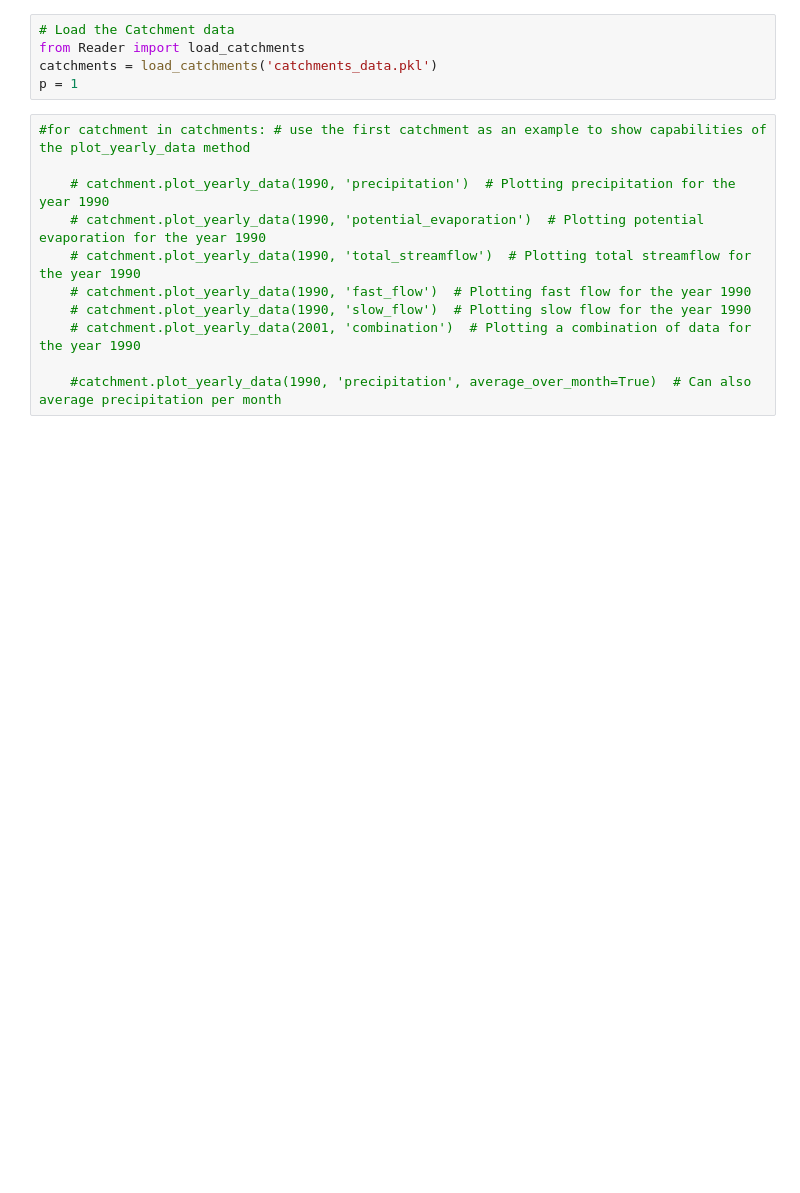
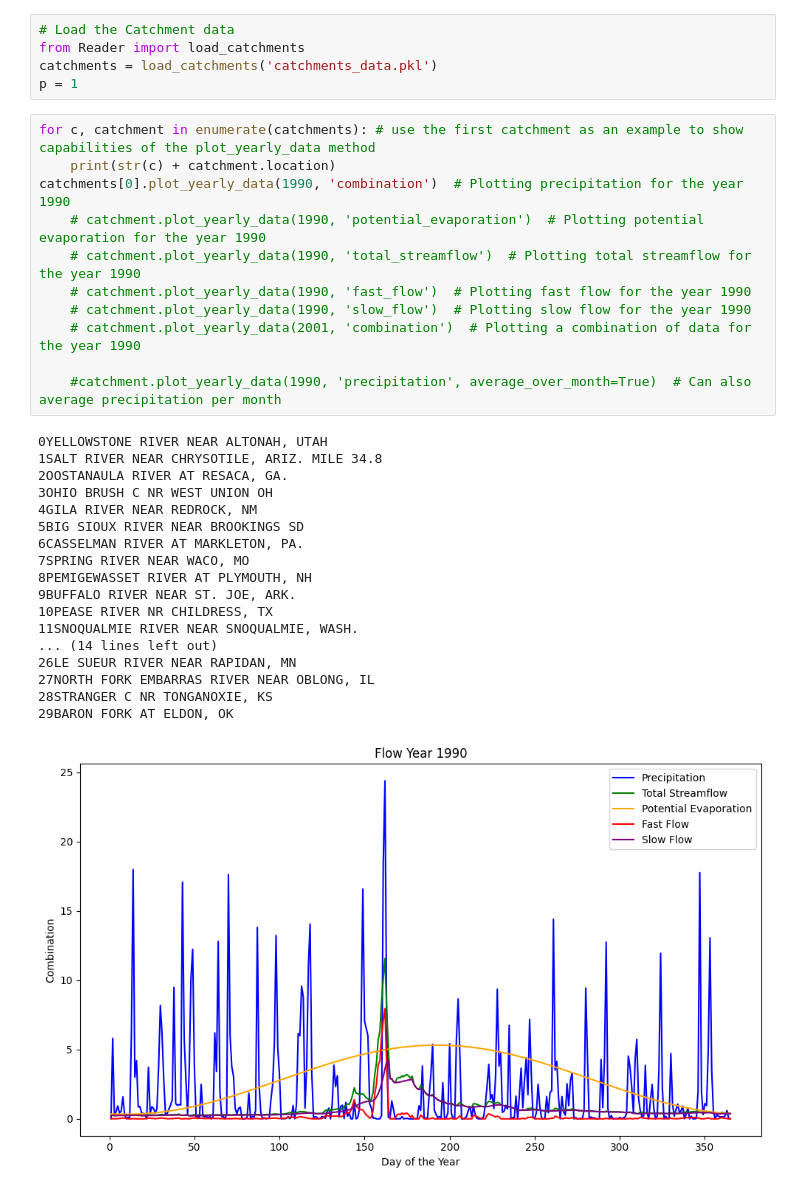
Before and after one commit to Jackman99/Hydrology-Class-Project, a Jupyter notebook: main.ipynb, the cells around one changed output. Saved outputs shown, nothing was run; the diff lists cells and outputs as text; blank space fills up the shorter version.

```diff
--- a/main.ipynb
+++ b/main.ipynb
@@ -4,14 +4,33 @@ from Reader import load_catchments
 catchments = load_catchments('catchments_data.pkl')
 p = 1
 # %%
-#for catchment in catchments: # use the first catchment as an example to show capabilities of the plot_yearly_data method
-
-    # catchment.plot_yearly_data(1990, 'precipitation')  # Plotting precipitation for the year 1990
+for c, catchment in enumerate(catchments): # use the first catchment as an example to show capabilities of the plot_yearly_data method
+    print(str(c) + catchment.location)
+catchments[0].plot_yearly_data(1990, 'combination')  # Plotting precipitation for the year 1990
     # catchment.plot_yearly_data(1990, 'potential_evaporation')  # Plotting potential evaporation for the year 1990
     # catchment.plot_yearly_data(1990, 'total_streamflow')  # Plotting total streamflow for the year 1990
     # catchment.plot_yearly_data(1990, 'fast_flow')  # Plotting fast flow for the year 1990
     # catchment.plot_yearly_data(1990, 'slow_flow')  # Plotting slow flow for the year 1990
     # catchment.plot_yearly_data(2001, 'combination')  # Plotting a combination of data for the year 1990
 
     #catchment.plot_yearly_data(1990, 'precipitation', average_over_month=True)  # Can also average precipitation per month
+# %% [output]
+0YELLOWSTONE RIVER NEAR ALTONAH, UTAH
+1SALT RIVER NEAR CHRYSOTILE, ARIZ. MILE 34.8
+2OOSTANAULA RIVER AT RESACA, GA.
+3OHIO BRUSH C NR WEST UNION OH
+4GILA RIVER NEAR REDROCK, NM
+5BIG SIOUX RIVER NEAR BROOKINGS SD
+6CASSELMAN RIVER AT MARKLETON, PA.
+7SPRING RIVER NEAR WACO, MO
+8PEMIGEWASSET RIVER AT PLYMOUTH, NH
+9BUFFALO RIVER NEAR ST. JOE, ARK.
+10PEASE RIVER NR CHILDRESS, TX
+11SNOQUALMIE RIVER NEAR SNOQUALMIE, WASH.
+... (14 lines left out)
+26LE SUEUR RIVER NEAR RAPIDAN, MN
+27NORTH FORK EMBARRAS RIVER NEAR OBLONG, IL
+28STRANGER C NR TONGANOXIE, KS
+29BARON FORK AT ELDON, OK
+[figure, added]
 # %%
```
Also changed, not shown: parts of 1 cell of this notebook, 14 other files.
